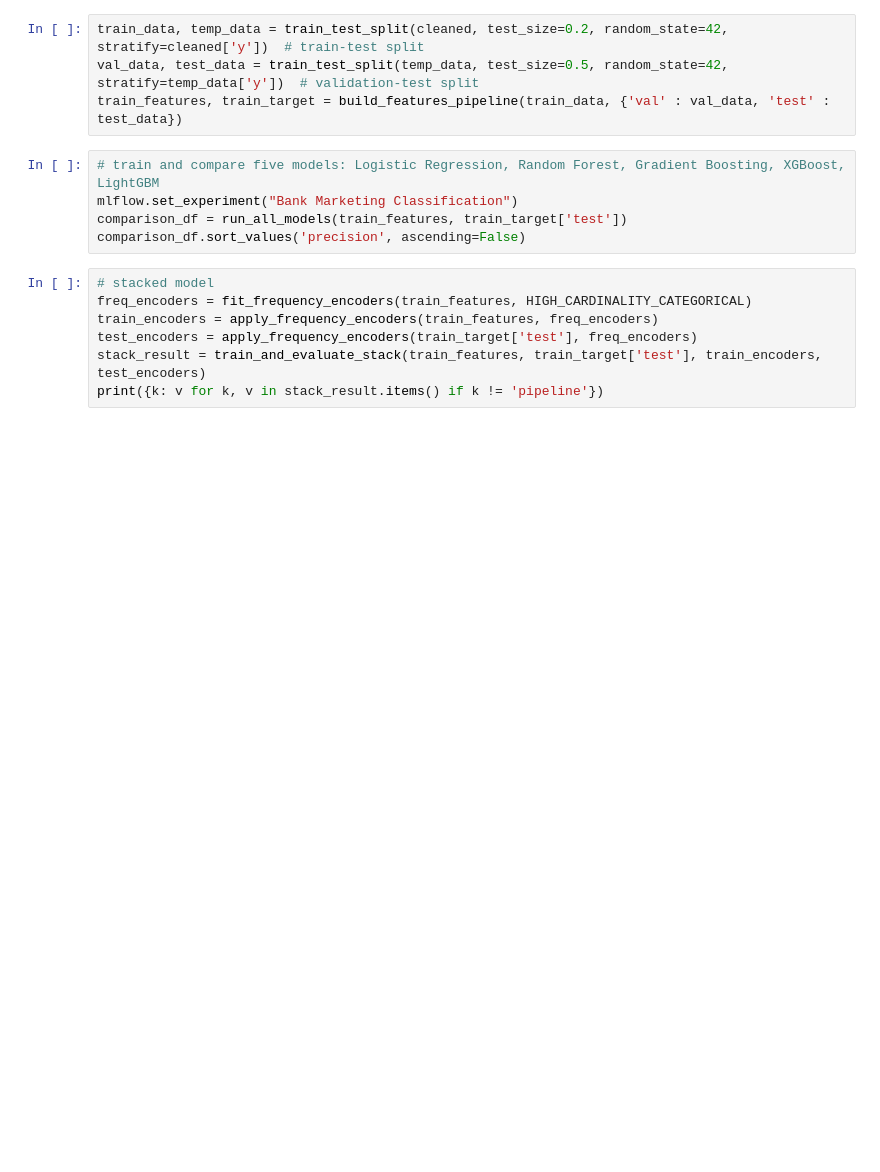
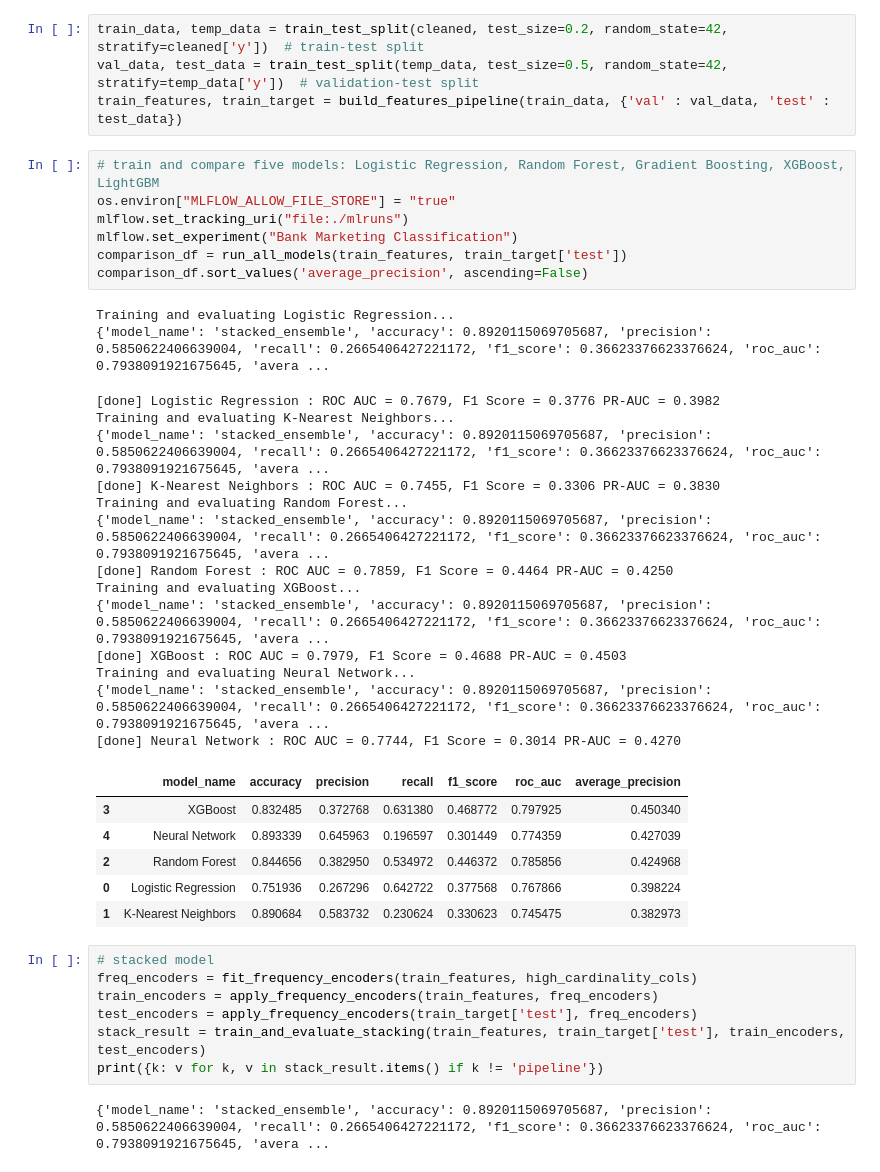
Before and after one commit to goyumsamuditha/Q1_Bank_Marketing, a Jupyter notebook: notebooks/model_experiments.ipynb, the cells around one changed output. Drawn from its saved outputs; the diff is of its cells as text; blank space fills up the shorter version.

```diff
--- a/notebooks/model_experiments.ipynb
+++ b/notebooks/model_experiments.ipynb
@@ -29,15 +33,41 @@ val_data, test_data = train_test_split(temp_data, test_size=0.5, random_state=42
 train_features, train_target = build_features_pipeline(train_data, {'val' : val_data, 'test' : test_data})
 # %%
 # train and compare five models: Logistic Regression, Random Forest, Gradient Boosting, XGBoost, LightGBM
+os.environ["MLFLOW_ALLOW_FILE_STORE"] = "true"
+mlflow.set_tracking_uri("file:./mlruns")
 mlflow.set_experiment("Bank Marketing Classification")
 comparison_df = run_all_models(train_features, train_target['test'])
-comparison_df.sort_values('precision', ascending=False)
+comparison_df.sort_values('average_precision', ascending=False)
+# %% [output]
+Training and evaluating Logistic Regression...
+{'model_name': 'stacked_ensemble', 'accuracy': 0.8920115069705687, 'precision': 0.5850622406639004, 'recall': 0.2665406427221172, 'f1_score': 0.36623376623376624, 'roc_auc': 0.7938091921675645, 'avera ...
+[done] Logistic Regression : ROC AUC = 0.7679, F1 Score = 0.3776 PR-AUC = 0.3982
+Training and evaluating K-Nearest Neighbors...
+{'model_name': 'stacked_ensemble', 'accuracy': 0.8920115069705687, 'precision': 0.5850622406639004, 'recall': 0.2665406427221172, 'f1_score': 0.36623376623376624, 'roc_auc': 0.7938091921675645, 'avera ...
+[done] K-Nearest Neighbors : ROC AUC = 0.7455, F1 Score = 0.3306 PR-AUC = 0.3830
+Training and evaluating Random Forest...
+{'model_name': 'stacked_ensemble', 'accuracy': 0.8920115069705687, 'precision': 0.5850622406639004, 'recall': 0.2665406427221172, 'f1_score': 0.36623376623376624, 'roc_auc': 0.7938091921675645, 'avera ...
+[done] Random Forest : ROC AUC = 0.7859, F1 Score = 0.4464 PR-AUC = 0.4250
+Training and evaluating XGBoost...
+{'model_name': 'stacked_ensemble', 'accuracy': 0.8920115069705687, 'precision': 0.5850622406639004, 'recall': 0.2665406427221172, 'f1_score': 0.36623376623376624, 'roc_auc': 0.7938091921675645, 'avera ...
+[done] XGBoost : ROC AUC = 0.7979, F1 Score = 0.4688 PR-AUC = 0.4503
+Training and evaluating Neural Network...
+{'model_name': 'stacked_ensemble', 'accuracy': 0.8920115069705687, 'precision': 0.5850622406639004, 'recall': 0.2665406427221172, 'f1_score': 0.36623376623376624, 'roc_auc': 0.7938091921675645, 'avera ...
+[done] Neural Network : ROC AUC = 0.7744, F1 Score = 0.3014 PR-AUC = 0.4270
+|  | model_name | accuracy | precision | recall | f1_score | roc_auc | average_precision |
+| 3 | XGBoost | 0.832485 | 0.372768 | 0.631380 | 0.468772 | 0.797925 | 0.450340 |
+| 4 | Neural Network | 0.893339 | 0.645963 | 0.196597 | 0.301449 | 0.774359 | 0.427039 |
+| 2 | Random Forest | 0.844656 | 0.382950 | 0.534972 | 0.446372 | 0.785856 | 0.424968 |
+| 0 | Logistic Regression | 0.751936 | 0.267296 | 0.642722 | 0.377568 | 0.767866 | 0.398224 |
+| 1 | K-Nearest Neighbors | 0.890684 | 0.583732 | 0.230624 | 0.330623 | 0.745475 | 0.382973 |
 # %%
 # stacked model
-freq_encoders = fit_frequency_encoders(train_features, HIGH_CARDINALITY_CATEGORICAL)
+freq_encoders = fit_frequency_encoders(train_features, high_cardinality_cols)
 train_encoders = apply_frequency_encoders(train_features, freq_encoders)
 test_encoders = apply_frequency_encoders(train_target['test'], freq_encoders)
-stack_result = train_and_evaluate_stack(train_features, train_target['test'], train_encoders, test_encoders)
+stack_result = train_and_evaluate_stacking(train_features, train_target['test'], train_encoders, test_encoders)
 print({k: v for k, v in stack_result.items() if k != 'pipeline'})
+# %% [output]
+{'model_name': 'stacked_ensemble', 'accuracy': 0.8920115069705687, 'precision': 0.5850622406639004, 'recall': 0.2665406427221172, 'f1_score': 0.36623376623376624, 'roc_auc': 0.7938091921675645, 'avera ...
 # %%
 # Threshold tuning + confusion-matrix breakdown for the best model
```
Also changed, not shown: parts of 12 cells of this notebook.
